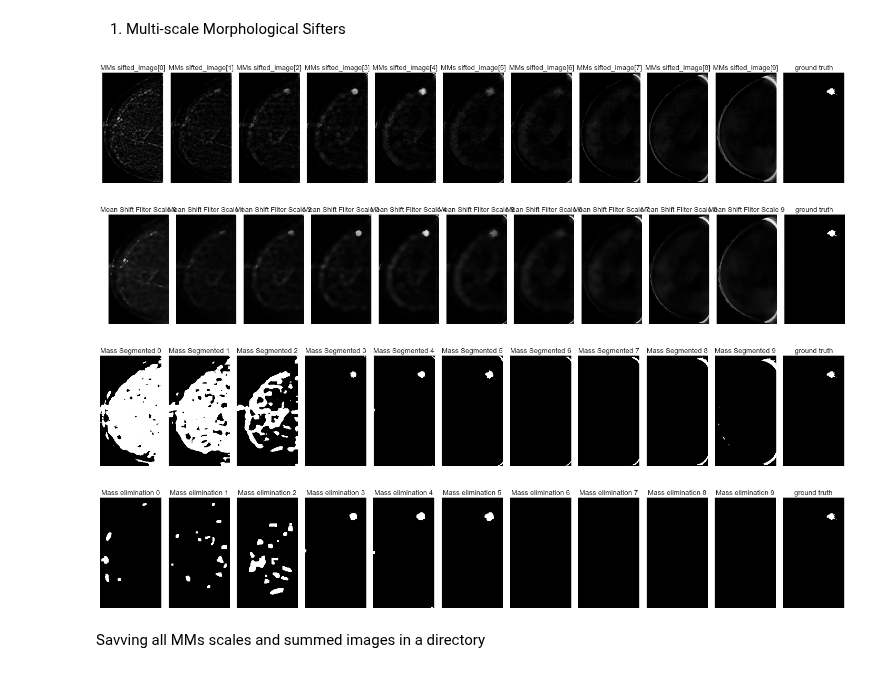
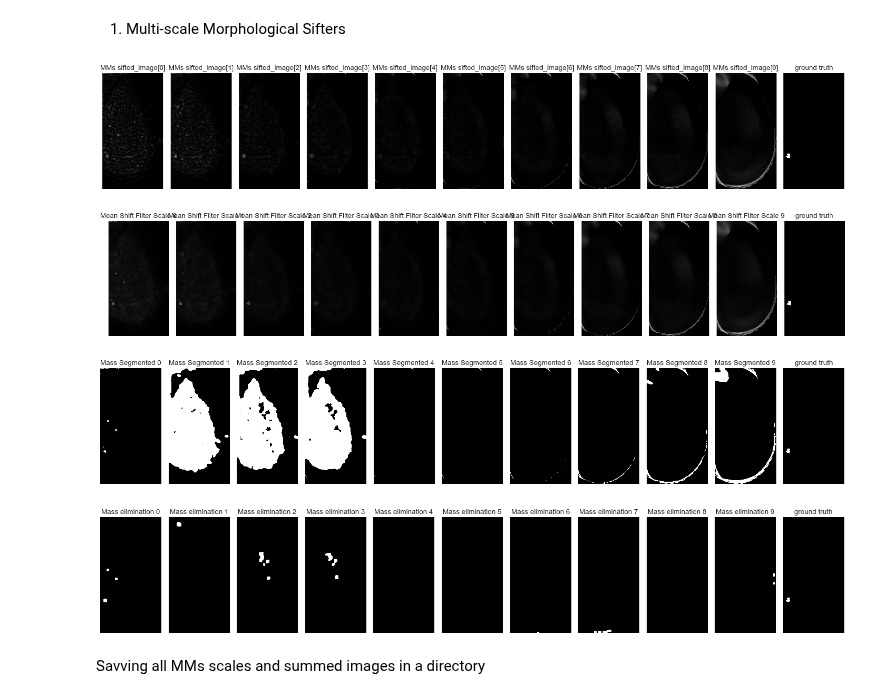
Before and after one commit to abdalrhmanu/breast-mass-detection-and-segmentation-using-multi-scale-morphological-sifting-and-kmeans-clustering, a Jupyter notebook: notebooks/Abdel-Notebook (mass detection implementation).ipynb, the cells around one changed output. Saved outputs shown, nothing was run; the diff lists cells and outputs as text; code cells hidden in the pictures.

```diff
--- a/notebooks/Abdel-Notebook (mass detection implementation).ipynb
+++ b/notebooks/Abdel-Notebook (mass detection implementation).ipynb
@@ -331,7 +354,7 @@ def pipeline(input_image):
 
 # image_input_name = '20586908_6c613a14b80a8591_MG_R_CC_ANON.tif'
 # image_input_name = '22580341_5eae9beae14d26fd_MG_R_CC_ANON.tif'
-image_input_name = '20587612_f4b2d377f43ba0bd_MG_R_CC_ANON.tif'
+# image_input_name = '20587612_f4b2d377f43ba0bd_MG_R_CC_ANON.tif'
 # image_input_name = '22670278_98429c0bdf78c0c7_MG_R_CC_ANON.tif'
 # image_input_name = '22613822_45c7f44839fd9e68_MG_R_ML_ANON.tif'
 # image_input_name = '53586869_6ac23356b912ee9b_MG_L_ML_ANON.tif'
@@ -340,7 +363,7 @@ image_input_name = '20587612_f4b2d377f43ba0bd_MG_R_CC_ANON.tif'
 # image_input_name = '20587902_8dbbd4e51f549ff0_MG_R_CC_ANON.tif'
 # image_input_name = '20588046_024ee3569b2605dc_MG_R_ML_ANON.tif'
 
-# image_input_name = '24055445_ac3185e18ffdc7b6_MG_L_ML_ANON.tif'
+image_input_name = '24055445_ac3185e18ffdc7b6_MG_L_ML_ANON.tif'
 # image_input_name = '50995762_0c735e8768d276b4_MG_R_ML_ANON.tif'
 
 
@@ -392,37 +415,37 @@ imgs = {
     "Mass Segmented 0": kmean0,
     "Mass Segmented 1": kmean1,
     "Mass Segmented 2": kmean2,
     "Mass Segmented 3": kmean3,
     "Mass Segmented 4": kmean4,
     "Mass Segmented 5": kmean5,
     "Mass Segmented 6": kmean6,
     "Mass Segmented 7": kmean7,
     "Mass Segmented 8": kmean8,
     "Mass Segmented 9": kmean9,
     "ground truth": cv2.imread(f'../dataset/processed/groundtruth/{image_input_name}', cv2.IMREAD_UNCHANGED)
     } # 15, 100
 display.plot_figures(imgs, 1, 11)
 
 
 imgs = {
     "Mass elimination 0": mass0,
     "Mass elimination 1": mass1,
     "Mass elimination 2": mass2,
     "Mass elimination 3": mass3,
     "Mass elimination 4": mass4,
     "Mass elimination 5": mass5,
     "Mass elimination 6": mass6,
     "Mass elimination 7": mass7,
     "Mass elimination 8": mass8,
     "Mass elimination 9": mass9,
     "ground truth": cv2.imread(f'../dataset/processed/groundtruth/{image_input_name}', cv2.IMREAD_UNCHANGED)
     } # 15, 100
 display.plot_figures(imgs, 1, 11)
 # %% [output]
-[figure, old version]
+[figure, new version]
-[figure, old version]
+[figure, new version]
-[figure, old version]
+[figure, new version]
-[figure, old version]
+[figure, new version]
 # %%
 # def eliminate_by_area_modif(image, min_area, max_area):
 #         # Convert to uint8
```
Also changed, not shown: parts of 5 cells of this notebook.
